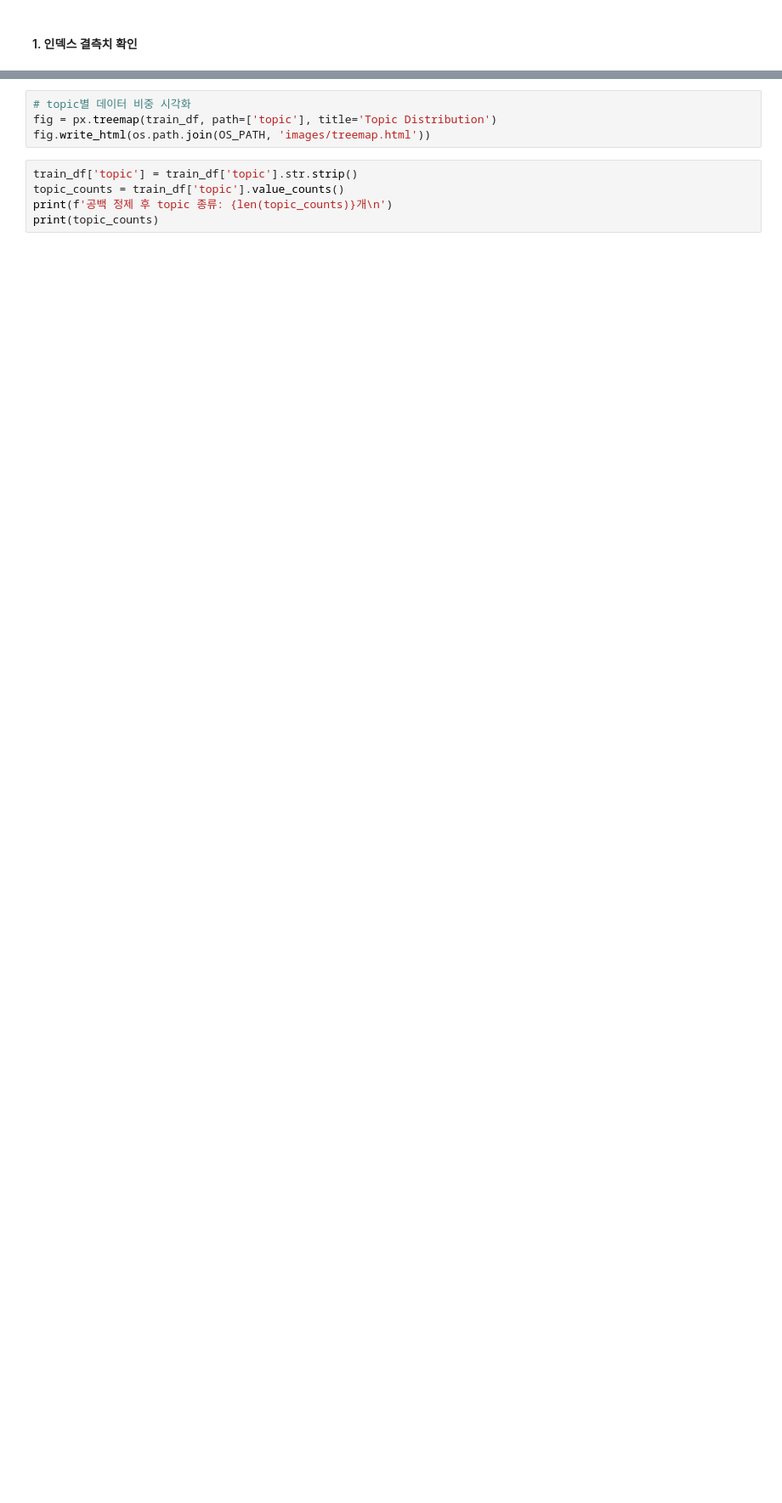
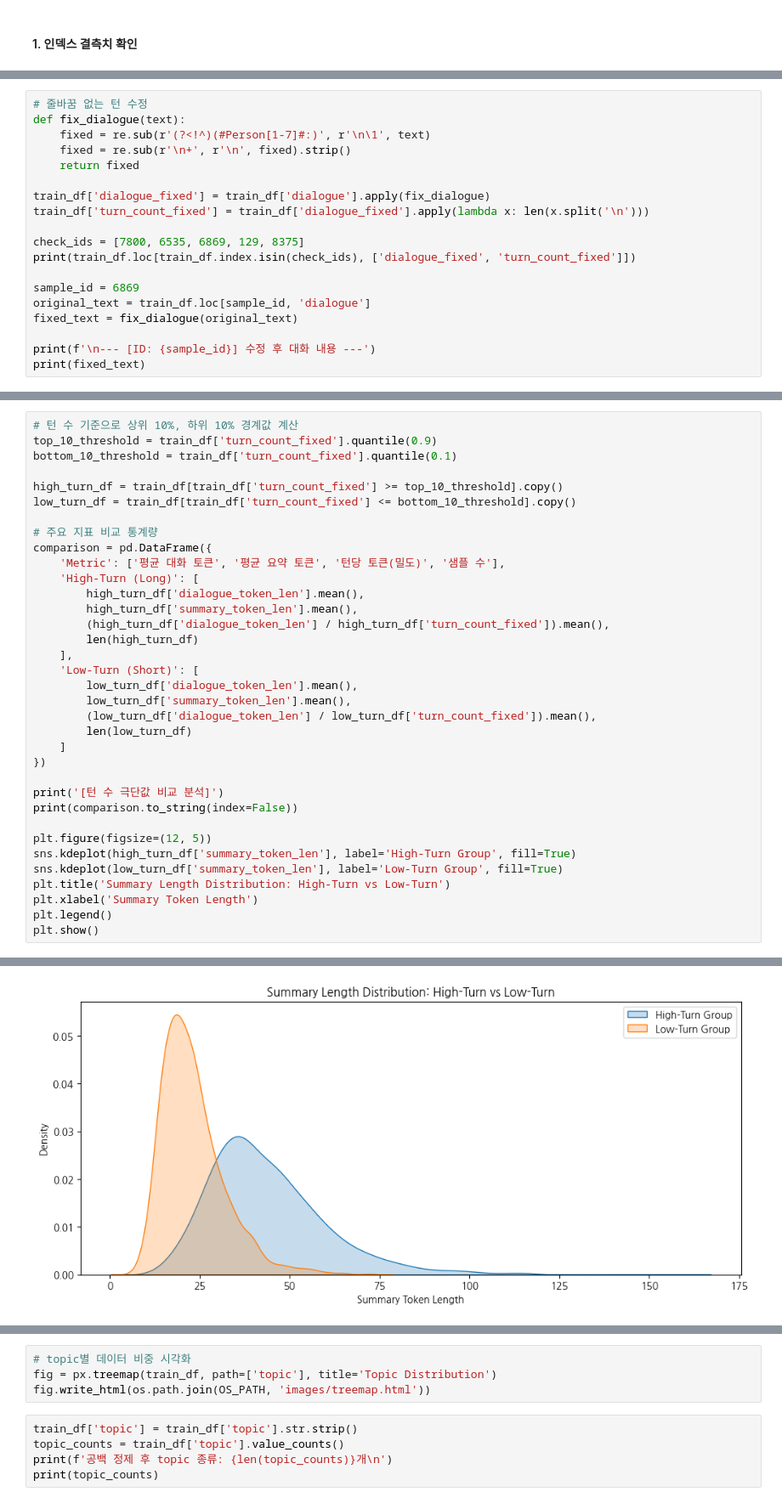
Before and after one commit to karmakaryx/nlp-dialogue-summarization, a Jupyter notebook: code/eda.ipynb, the cells around one changed output, grey strips where cells are left out. Shown at 85% size. Drawn from its saved outputs; the diff is of its cells as text; blank space fills up the shorter version.

```diff
--- a/code/eda.ipynb
+++ b/code/eda.ipynb
@@ -91,0 +369,19 @@ print(f'중복된 대화 수: {len(duplicates)}건\n')
+# %%
+# 줄바꿈 없는 턴 수정
+def fix_dialogue(text):
+    fixed = re.sub(r'(?<!^)(#Person[1-7]#:)', r'\n\1', text)
+    fixed = re.sub(r'\n+', r'\n', fixed).strip()
+    return fixed
+
+train_df['dialogue_fixed'] = train_df['dialogue'].apply(fix_dialogue)
+train_df['turn_count_fixed'] = train_df['dialogue_fixed'].apply(lambda x: len(x.split('\n')))
+
+check_ids = [7800, 6535, 6869, 129, 8375]
+print(train_df.loc[train_df.index.isin(check_ids), ['dialogue_fixed', 'turn_count_fixed']])
+
+sample_id = 6869
+original_text = train_df.loc[sample_id, 'dialogue']
+fixed_text = fix_dialogue(original_text)
+
+print(f'\n--- [ID: {sample_id}] 수정 후 대화 내용 ---')
+print(fixed_text)
@@ -91,0 +406,36 @@ print(f'중복된 대화 수: {len(duplicates)}건\n')
+# %%
+# 턴 수 기준으로 상위 10%, 하위 10% 경계값 계산
+top_10_threshold = train_df['turn_count_fixed'].quantile(0.9)
+bottom_10_threshold = train_df['turn_count_fixed'].quantile(0.1)
+
+high_turn_df = train_df[train_df['turn_count_fixed'] >= top_10_threshold].copy()
+low_turn_df = train_df[train_df['turn_count_fixed'] <= bottom_10_threshold].copy()
+
+# 주요 지표 비교 통계량
+comparison = pd.DataFrame({
+    'Metric': ['평균 대화 토큰', '평균 요약 토큰', '턴당 토큰(밀도)', '샘플 수'],
+    'High-Turn (Long)': [
+        high_turn_df['dialogue_token_len'].mean(),
+        high_turn_df['summary_token_len'].mean(),
+        (high_turn_df['dialogue_token_len'] / high_turn_df['turn_count_fixed']).mean(),
+        len(high_turn_df)
+    ],
+    'Low-Turn (Short)': [
+        low_turn_df['dialogue_token_len'].mean(),
+        low_turn_df['summary_token_len'].mean(),
+        (low_turn_df['dialogue_token_len'] / low_turn_df['turn_count_fixed']).mean(),
+        len(low_turn_df)
+    ]
+})
+
+print('[턴 수 극단값 비교 분석]')
+print(comparison.to_string(index=False))
+
+plt.figure(figsize=(12, 5))
+sns.kdeplot(high_turn_df['summary_token_len'], label='High-Turn Group', fill=True)
+sns.kdeplot(low_turn_df['summary_token_len'], label='Low-Turn Group', fill=True)
+plt.title('Summary Length Distribution: High-Turn vs Low-Turn')
+plt.xlabel('Summary Token Length')
+plt.legend()
+plt.show()
+# %% [output]
@@ -91,0 +448 @@ print(f'중복된 대화 수: {len(duplicates)}건\n')
+[figure, added]
```
Also changed, not shown: parts of 33 cells of this notebook.
